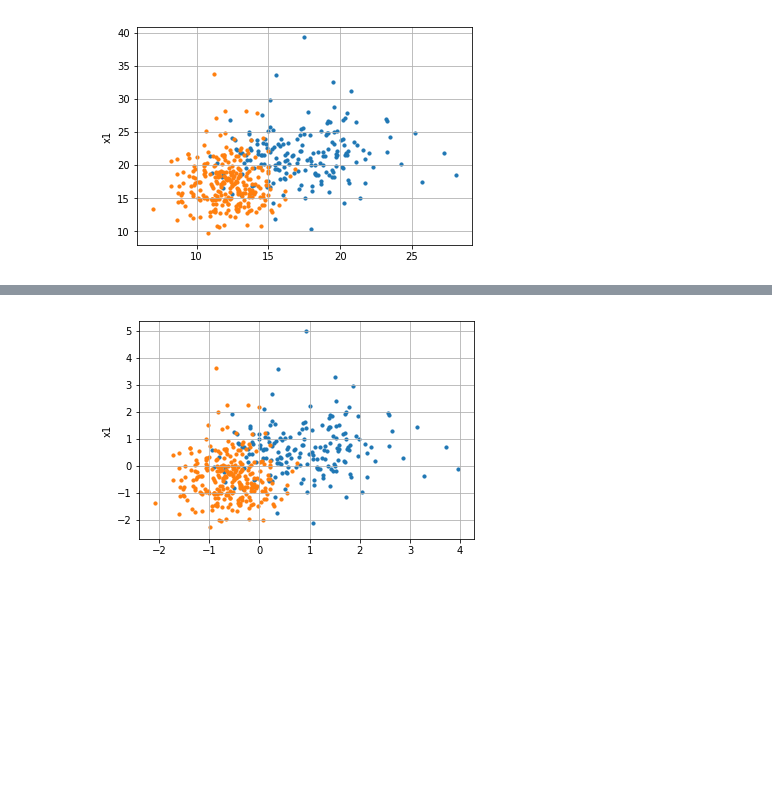
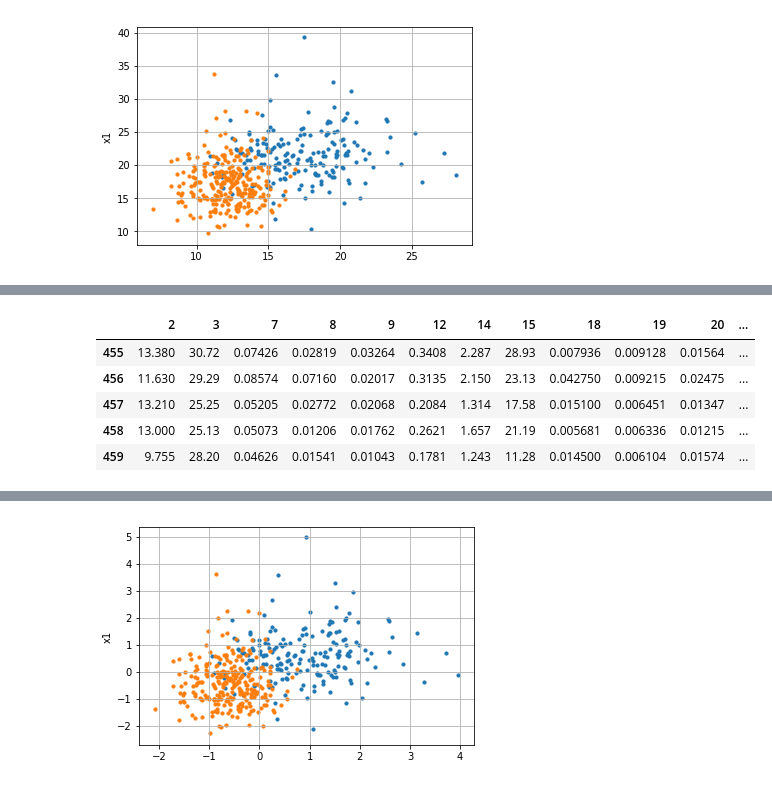
Before and after one commit to Sladge17/multilayer-perceptron, a Jupyter notebook: mulper_anl.ipynb, the cells around one changed output, grey strips where cells are left out. Cells and saved outputs as stored; diff of their text form; code cells hidden in the pictures; blank space fills up the shorter version.

```diff
--- a/mulper_anl.ipynb
+++ b/mulper_anl.ipynb
@@ -79,0 +95,11 @@ x_train = (x_train - x_train.describe().T['mean']) / x_train.describe().T['std']
+# %%
+y_test = df_test[1]
+x_test = df_test[features]
+x_test.head()
+# %% [output]
+|  | 2 | 3 | 7 | 8 | 9 | 12 | 14 | 15 | 18 | 19 | 20 | ... |
+| 455 | 13.380 | 30.72 | 0.07426 | 0.02819 | 0.03264 | 0.3408 | 2.287 | 28.93 | 0.007936 | 0.009128 | 0.01564 | ... |
+| 456 | 11.630 | 29.29 | 0.08574 | 0.07160 | 0.02017 | 0.3135 | 2.150 | 23.13 | 0.042750 | 0.009215 | 0.02475 | ... |
+| 457 | 13.210 | 25.25 | 0.05205 | 0.02772 | 0.02068 | 0.2084 | 1.314 | 17.58 | 0.015100 | 0.006451 | 0.01347 | ... |
+| 458 | 13.000 | 25.13 | 0.05073 | 0.01206 | 0.01762 | 0.2621 | 1.657 | 21.19 | 0.005681 | 0.006336 | 0.01215 | ... |
+| 459 | 9.755 | 28.20 | 0.04626 | 0.01541 | 0.01043 | 0.1781 | 1.243 | 11.28 | 0.014500 | 0.006104 | 0.01574 | ... |
```
Also changed, not shown: parts of 13 cells of this notebook, 4 other files.
